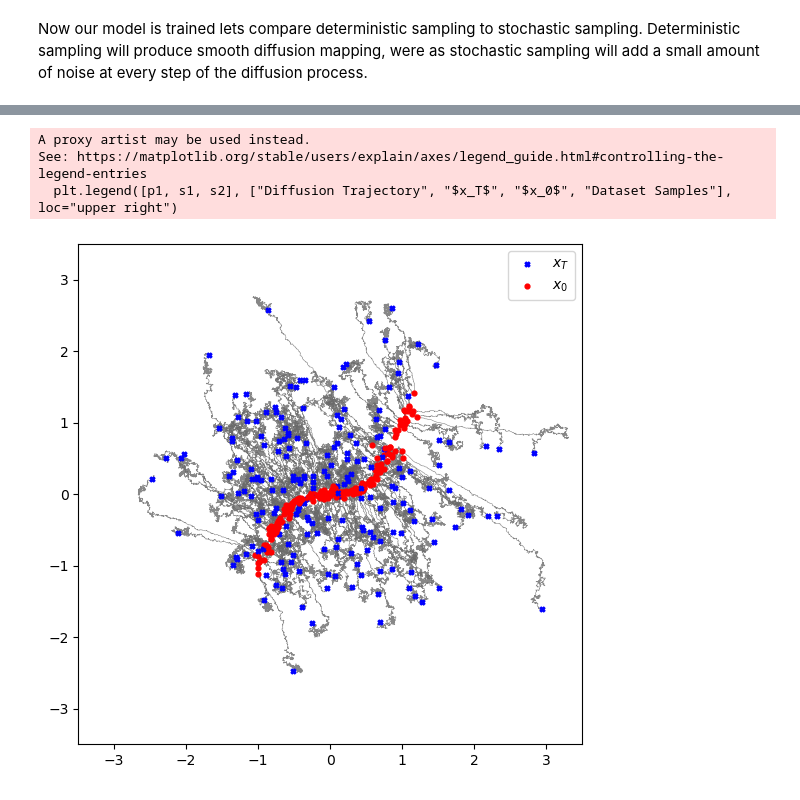
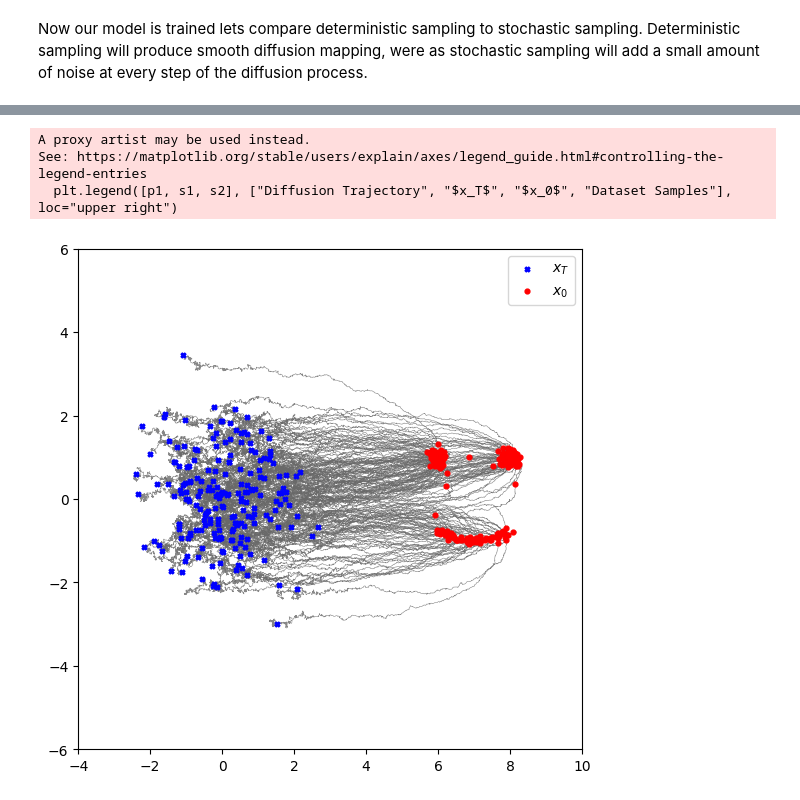
Before and after one commit to harveymannering/boilerplate_code, a Jupyter notebook: diffusion_toy_example.ipynb, the cells around one changed output, grey strips where cells are left out. Drawn from its saved outputs; the diff is of its cells as text; code cells hidden in the pictures.

```diff
--- a/diffusion_toy_example.ipynb
+++ b/diffusion_toy_example.ipynb
@@ -120,7 +110,7 @@ def sample(x, add_noise=False):
         alpha_cumprod = alphas_cumprod[t][:, None]
         alpha_cumprod_minus_1 = (torch.tensor(1.0) if i == 0 else alphas_cumprod[t-1][:, None])
         if add_noise == True:
-            noise_scaler = 16
+            noise_scaler = 8
             sigma_t = torch.sqrt((1-alpha_cumprod_minus_1)/(1-alpha_cumprod)) * torch.sqrt(1-(alpha_cumprod/alpha_cumprod_minus_1)) / noise_scaler
         else:
             sigma_t = 0
@@ -157,7 +147,7 @@ def train_step(data, t):
     loss = torch.nn.functional.mse_loss(noise_pred, noise)
     return loss
 # %%
-for step in range(40000):
+for step in range(500000):
     # Prepare data
     sample_idx = np.random.randint(0, xs.size, bs)
     x, y = torch.tensor(xs[sample_idx]), torch.tensor(ys[sample_idx])
@@ -175,7 +165,7 @@ for step in range(40000):
     loss.backward()
     optimizer.step()
 
-    if (step+1) % 5000 == 0:
+    if (step+1) % 25000 == 0:
         # Generate samples
         noise = torch.randn_like(data).float()
         samples = sample(noise)
@@ -186,8 +176,8 @@ for step in range(40000):
             plt.plot(samples[:,s,0], samples[:,s,1], c='grey', linewidth=0.6, alpha=0.75)
             plt.scatter(samples[0,s,0], samples[0,s,1], c='blue', s=8)
             plt.scatter(samples[-1,s,0], samples[-1,s,1], c='red', s=5)
-        plt.xlim(-3, 3)
-        plt.ylim(-3, 3)
+        plt.xlim(-4, 10)
+        plt.ylim(-6, 6)
         plt.xlabel('x')
         plt.ylabel('y')
         plt.title('Training Step: ' + str(step+1))
@@ -229,19 +224,19 @@ See: https://matplotlib.org/stable/users/explain/axes/legend_guide.html#controll
 # %%
 samples = sample(noise, True)
 
 # Plot samples
 plt.figure(figsize=(6.5, 6.5))
 for s in range(samples.shape[1]):
     p1 = plt.plot(samples[:,s,0], samples[:,s,1], c='dimgrey', linewidth=0.4, alpha=0.8, zorder=-1)
     s1 = plt.scatter(samples[0,s,0], samples[0,s,1], c='blue', s=12, marker='X')
     s2 = plt.scatter(samples[-1,s,0], samples[-1,s,1], c='red', s=12)
 plt.legend([p1, s1, s2], ["Diffusion Trajectory", "$x_T$", "$x_0$", "Dataset Samples"], loc="upper right")
-#plt.savefig('./diffusion_stochastic.png', dpi=300)
-plt.xlim(-3.5, 3.5)
-plt.ylim(-3.5, 3.5)
+plt.xlim(-4, 10)
+plt.ylim(-6, 6)
+plt.savefig('./diffusion_stochastic.png', dpi=300)
 plt.show()
 # %% [output]
 A proxy artist may be used instead.
 See: https://matplotlib.org/stable/users/explain/axes/legend_guide.html#controlling-the-legend-entries
   plt.legend([p1, s1, s2], ["Diffusion Trajectory", "$x_T$", "$x_0$", "Dataset Samples"], loc="upper right")
-[figure, old version]
+[figure, new version]
```
Also changed, not shown: parts of 4 cells of this notebook.
